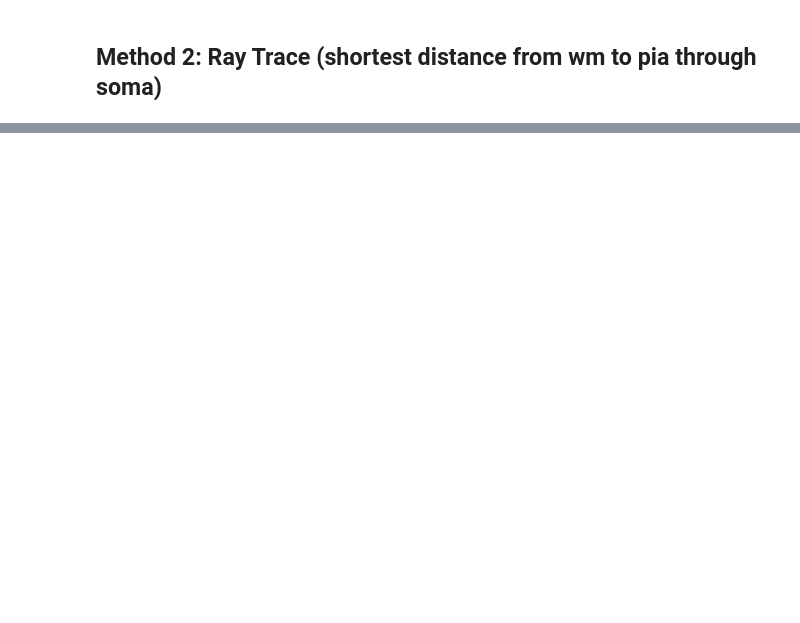
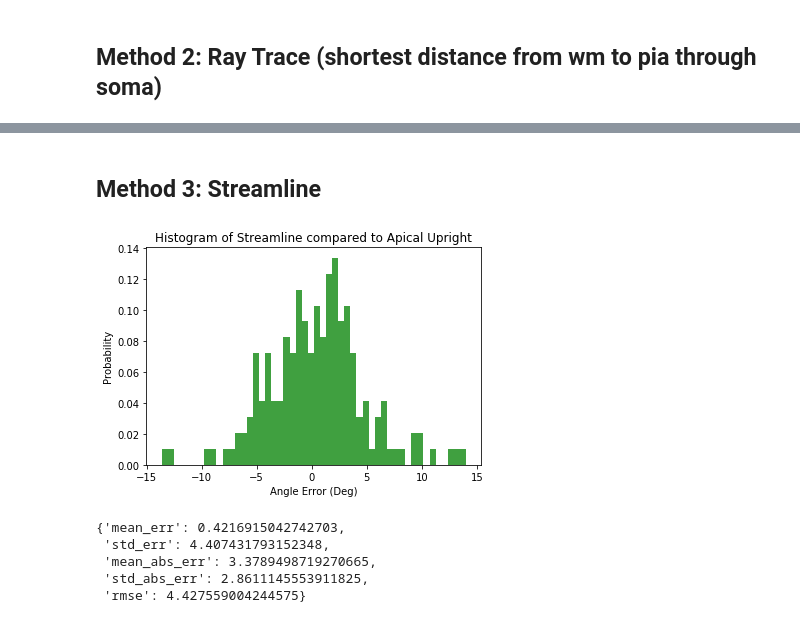
Before and after one commit to AllenInstitute/neuron_morphology, a Jupyter notebook: notebooks/test_upright_methods.ipynb, the cells around one changed output, grey strips where cells are left out. Drawn from its saved outputs; the diff is of its cells as text; code cells hidden in the pictures; blank space fills up the shorter version.

Commit message:
adds streamline to upright comparison for presentation

```diff
--- a/notebooks/test_upright_methods.ipynb
+++ b/notebooks/test_upright_methods.ipynb
@@ -415 +415,42 @@ stats
  'rmse': 4.800848696383771}
+# %% [markdown]
+## Method 3: Streamline
+# %%
+from neuron_morphology.transforms.streamline import generate_laplace_field
+from neuron_morphology.transforms.pia_wm_streamlines.calculate_pia_wm_streamlines import convert_path_str_to_list
+
+def streamline(sdata):
+    pia_path = convert_path_str_to_list(sdata['pia_path_str'], sdata['resolution'])
+    wm_path = convert_path_str_to_list(sdata['wm_path_str'], sdata['resolution'])
+    soma_center = sdata['soma_center']
+    pia_path = [(x - soma_center[0], y - soma_center[1])
+                for (x, y) in pia_path]
+    wm_path = [(x - soma_center[0], y - soma_center[1])
+               for (x, y) in wm_path]
+
+    (u, grad_u, mesh, mesh_coords, mesh_values, mesh_gradients) = \
+        generate_laplace_field(pia_path,
+                               wm_path,
+                               mesh_res=20,
+                               top_value=1,
+                               bottom_value=0,
+                               eps_bounds=1e-8)
+    soma_gradient = grad_u((0, 0))
+    theta = np.pi / 2 - np.arctan2(soma_gradient[1], soma_gradient[0])
+    return theta
+
+
+streamline_results = {}
+for i, (sid, sdata) in enumerate(data.items()):
+    streamline_results[sid] = streamline(sdata)
+# %%
+stats, _ = hist_errors('Streamline', streamline_results, apical_upright_results)
+
+stats
+# %% [output]
+[figure, added]
+{'mean_err': 0.4216915042742703,
+ 'std_err': 4.407431793152348,
+ 'mean_abs_err': 3.3789498719270665,
+ 'std_abs_err': 2.8611145553911825,
+ 'rmse': 4.427559004244575}
```
Also changed, not shown: parts of 4 cells of this notebook.
